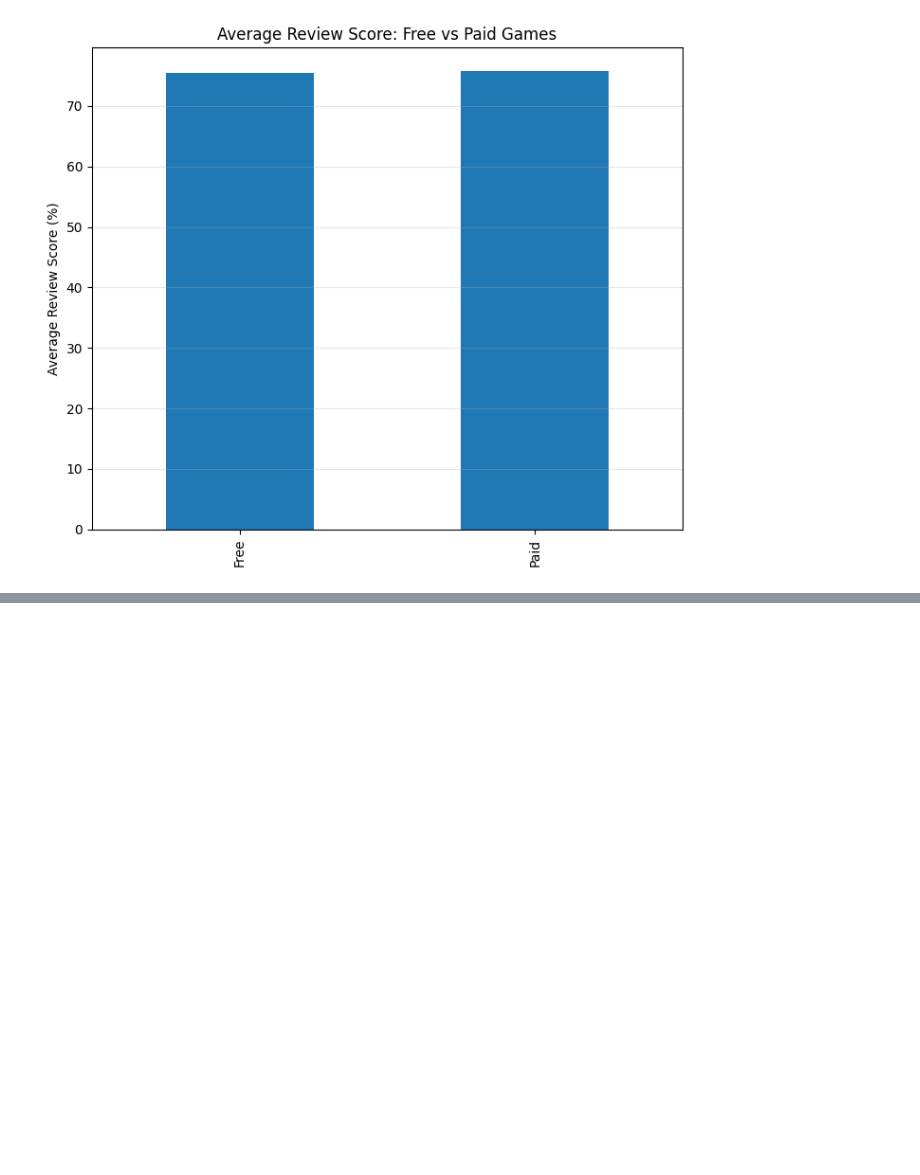
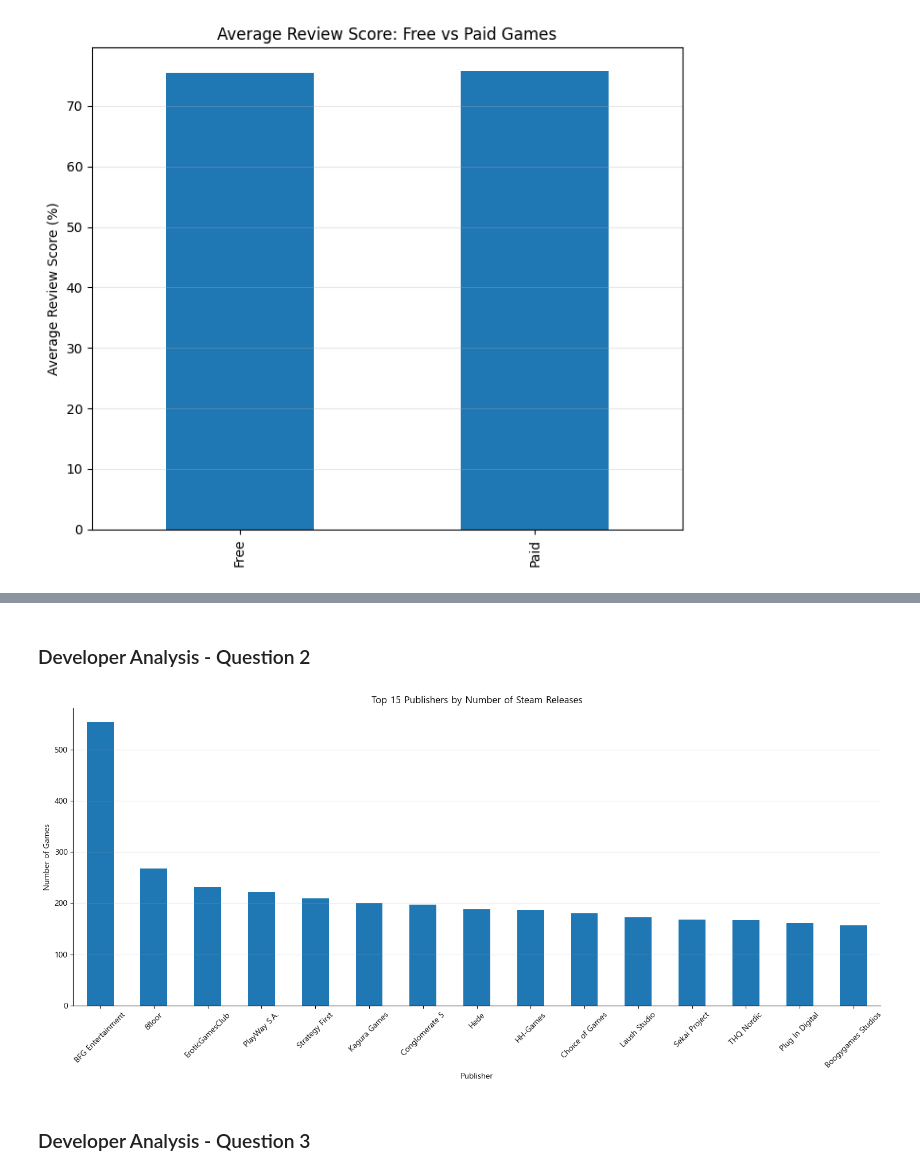
Before and after one commit to molikpunj/Steam-Games-Market-Analysis, a Jupyter notebook: Python/03_Exploratory_Data_Analysis.ipynb, the cells around one changed output, grey strips where cells are left out. Cells and saved outputs as stored; diff of their text form; code cells hidden in the pictures; blank space fills up the shorter version.

```diff
--- a/Python/03_Exploratory_Data_Analysis.ipynb
+++ b/Python/03_Exploratory_Data_Analysis.ipynb
@@ -367,0 +444,2 @@ plt.show()
+# %% [markdown]
+### Developer Analysis - Question 2
@@ -367,0 +476,45 @@ plt.show()
+# %%
+publishers = publishers[
+    publishers["Publishers"].notna()
+]
+# %%
+publisher_counts = (
+    publishers["Publishers"]
+    .value_counts()
+    .head(15)
+)
+# %%
+fig, ax = plt.subplots(figsize=(15,7))
+
+publisher_counts.plot(
+    kind="bar",
+    ax=ax
+)
+
+ax.set_title("Top 15 Publishers by Number of Steam Releases")
+
+ax.set_xlabel("Publisher")
+
+ax.set_ylabel("Number of Games")
+
+ax.grid(axis="y", alpha=0.3)
+
+ax.spines["top"].set_visible(False)
+
+ax.spines["right"].set_visible(False)
+
+plt.xticks(rotation=45)
+
+plt.tight_layout()
+
+fig.savefig(
+    "../Images/Developer Analysis/top_publishers.png",
+    dpi=300,
+    bbox_inches="tight"
+)
+
+plt.show()
+# %% [output]
+[figure, added]
+# %% [markdown]
+### Developer Analysis - Question 3
```
Also changed, not shown: parts of 12 cells of this notebook, 4 other files.
